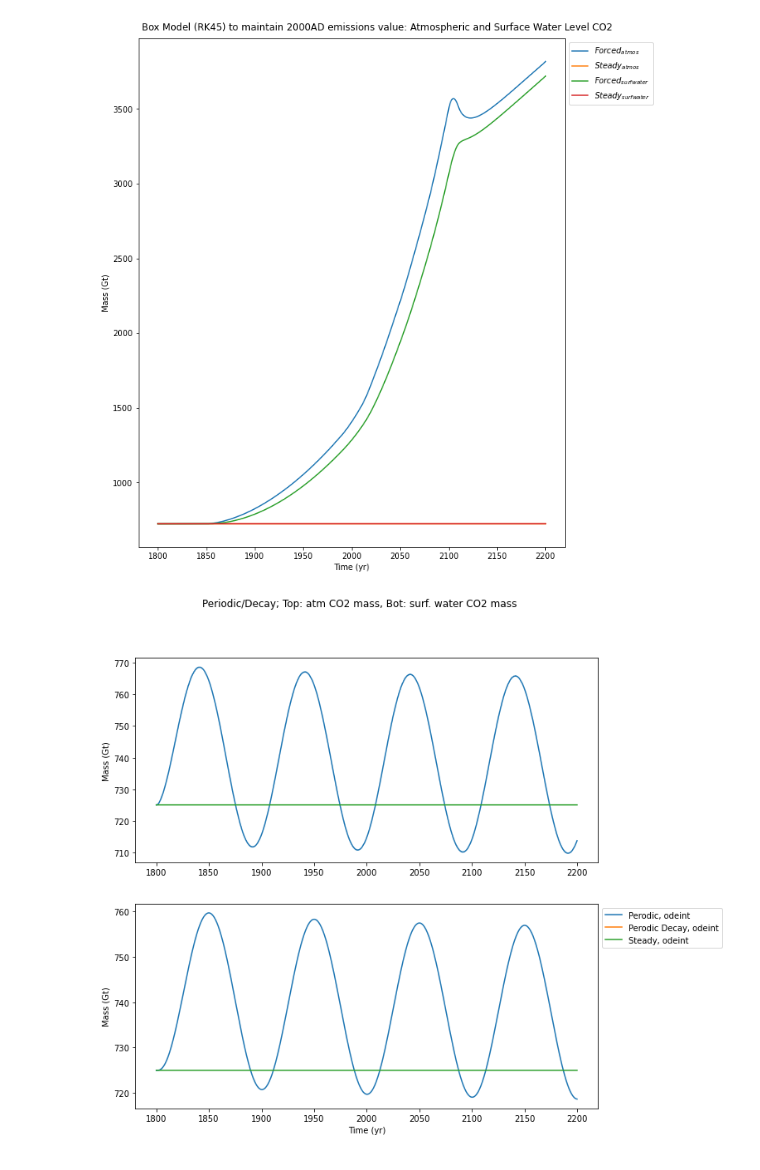
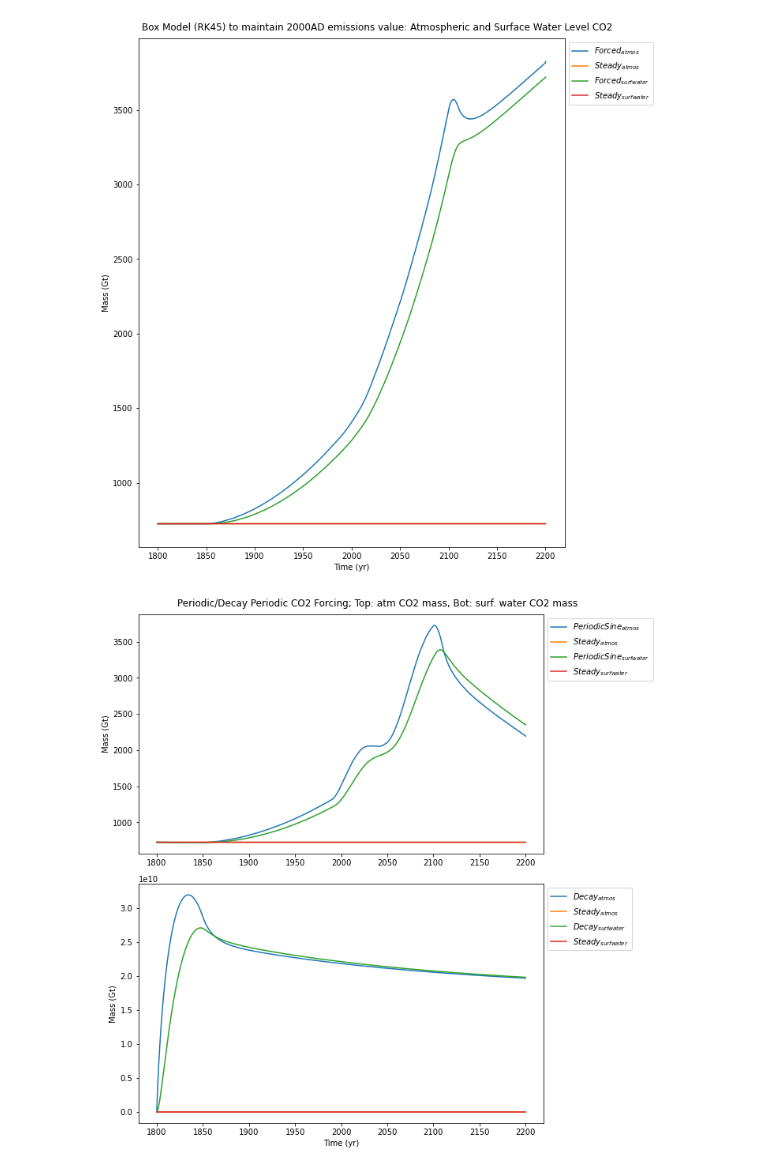
Before and after one commit to cmparr/EOSC453, a Jupyter notebook: Assignment1.ipynb, the cells around one changed output. Saved outputs shown, nothing was run; the diff lists cells and outputs as text; code cells hidden in the pictures.

```diff
--- a/Assignment1.ipynb
+++ b/Assignment1.ipynb
@@ -20,9 +23,11 @@ Thinking if we use the same code to plot everything we can keep it clean by crea
 ## 4 box model results, CO2 in air and ocean with 2 integration methods, RK4 and odeint
 # %%
 ## Solving the coupled ODEs with and without forcing, with RK4 method and ODEint
+t = (1800, 2200) # want 1800-2200 time interval
+t_start = 1500; t_end= 2200; n = 1000
 time_step = 1e-2 # TODO figure out if max_step is needed
-Mforced_4 = sci.solve_ivp(MassFlux, t, M0_4, method="RK45", vectorized = True, args=(1,1)) #t first bc Mass flux function needs t first for rk4 func.
-Msteady_4 = sci.solve_ivp(MassFlux, t, M0_4, method="RK45", vectorized = True, args=(0,0))
+Mforced = sci.solve_ivp(MassFlux, t, M0_4, method="RK45", vectorized = True, args=(1,1)) #t first bc Mass flux function needs t first for rk4 func.
+Msteady = sci.solve_ivp(MassFlux, t, M0_4, method="RK45", vectorized = True, args=(0,0))
 
 # RK4 # TODO use old forced and steady equations to make this work?
 # [trk, Mrk] = rk4(MassFlux, t_start, t_end, M0_4, 1000)
@@ -133,8 +141,8 @@ plt.suptitle('Box Model (RK45) to maintain 2000AD emissions value: Atmospheric a
 for i in range(1, 3):
     box_num = i-1
     # plt.subplot(2,1,i)
-    plt.plot(Mforced.t, Mforced.y[box_num, :], label = 'Forced, odeint')
-    plt.plot(Msteady.t, Msteady.y[box_num, :], label = 'Steady, odeint')
+    plt.plot(Mforced.t, Mforced.y[box_num, :])
+    plt.plot(Msteady.t, Msteady.y[box_num, :])
     #plt.plot(trk, Mrk_real[:, box_num], label = 'forced, rk4')
     #plt.plot(trk, Mrkss_real[:, box_num], label = 'steady, rk4')
     #plt.xlim([1800, t[-1]])
@@ -151,28 +159,49 @@ plt.show()
 # %%
 ## Question 3: modify emissions to investigate periodic and decaying periodic CO2 forcing
 #removing max_step from 2nd last argument for now
-Mforced_periodic = sci.solve_ivp(MassFlux, t, M0_9, method="RK45", vectorized = True, args=(3, 3))
-Mforced_decay = sci.solve_ivp(MassFlux, t, M0_9, method="RK45", vectorized = True, args=(4, 4))
+Mforced_sin = sci.solve_ivp(MassFlux, t, M0_9, method="RK45", vectorized = True, args=(3, 3))
+# Mforced_cos = sci.solve_ivp(MassFlux, t, M0_9, method="RK45", vectorized = True, args=(5, 5))
+Mforced_decay = sci.solve_ivp(MassFlux, t, M0_9, method="RK45", vectorized = True, max_step = 1e-2, args=(4, 4))
 Msteady = sci.solve_ivp(MassFlux, t, M0_9, method="RK45", vectorized = True, args=(0, 0))
 # %%
 ## PLOTTING
 plt.figure(figsize = [10, 10])
-plt.suptitle('Periodic/Decay; Top: atm CO2 mass, Bot: surf. water CO2 mass')
+plt.suptitle('Periodic/Decay Periodic CO2 Forcing; Top: atm CO2 mass, Bot: surf. water CO2 mass')
 
+plt.subplot(2,1,1)
 for i in range(1, 3):
     box_num = i-1
-    plt.subplot(2,1,i)
-    plt.plot(Mforced_periodic.t, Mforced_periodic.y[box_num, :], label = 'Perodic, odeint')
-    plt.plot(Mforced_decay.t, Mforced_decay.y[box_num, :], label = 'Perodic Decay, odeint')
-    plt.plot(Msteady.t, Msteady.y[box_num, :], label = 'Steady, odeint')
-    #plt.plot(trk, Mrk_real[:, box_num], label = 'forced, rk4')
-    #plt.plot(trk, Mrkss_real[:, box_num], label = 'steady, rk4')
-    plt.ylabel("Mass (Gt)")
-    #plt.xlim([1800, t[-1]])
-    #plt.ylim([0,1500])
+    plt.plot(Mforced_sin.t, Mforced_sin.y[box_num, :])
+    plt.plot(Msteady.t, Msteady.y[box_num, :])
+
+plt.ylabel("Mass (Gt)")
+plt.legend(('$PeriodicSine_{atmos}$', '$Steady_{atmos}$', '$PeriodicSine_{surfwater}$', '$Steady_{surfwater}$'), bbox_to_anchor=(1,1), loc="upper left")
+
+plt.subplot(2,1,2)
+for i in range(1, 3):
+    box_num = i-1
+    plt.plot(Mforced_decay.t, Mforced_decay.y[box_num, :])
+    plt.plot(Msteady.t, Msteady.y[box_num, :])
+
+plt.ylabel("Mass (Gt)")
+plt.legend(('$Decay_{atmos}$', '$Steady_{atmos}$', '$Decay_{surfwater}$', '$Steady_{surfwater}$'), bbox_to_anchor=(1,1), loc="upper left")
+
+# for i in range(1, 3):
+#     box_num = i-1
+#     plt.subplot(2,1,i)
+#     plt.plot(Mforced_sin.t, Mforced_sin.y[box_num, :], label = 'Perodic, odeint')
+#     plt.plot(Mforced_decay.t, Mforced_decay.y[box_num, :], label = 'Perodic Decay, odeint')
+#     # plt.plot(Msteady.t, Msteady.y[box_num, :], label = 'Steady, odeint')
+#     #plt.plot(trk, Mrk_real[:, box_num], label = 'forced, rk4')
+#     #plt.plot(trk, Mrkss_real[:, box_num], label = 'steady, rk4')
+#     plt.ylabel("Mass (Gt)")
+#     plt.legend(bbox_to_anchor=(1,1), loc="upper left")
+#     #plt.xlim([1800, t[-1]])
+#     #plt.ylim([0,1500])
 
 plt.xlabel('Time (yr)')
-plt.legend(bbox_to_anchor=(1,1), loc="upper left")
+plt.tight_layout()
+plt.savefig('9boxmodel_q3.png')
 plt.show()
 # %% [output]
-[figure, old version]
+[figure, new version]
```
Also changed, not shown: parts of 4 cells of this notebook, 2 other files.
